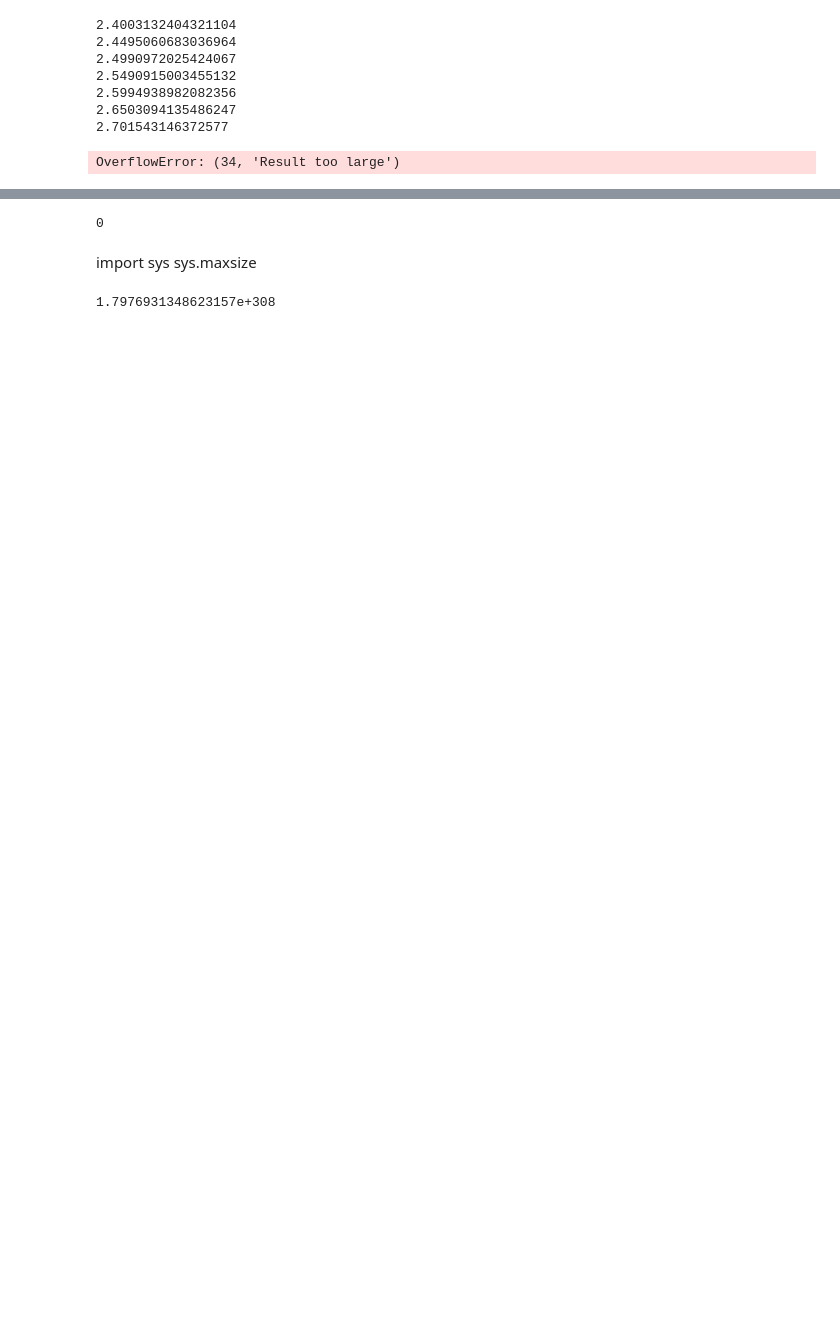
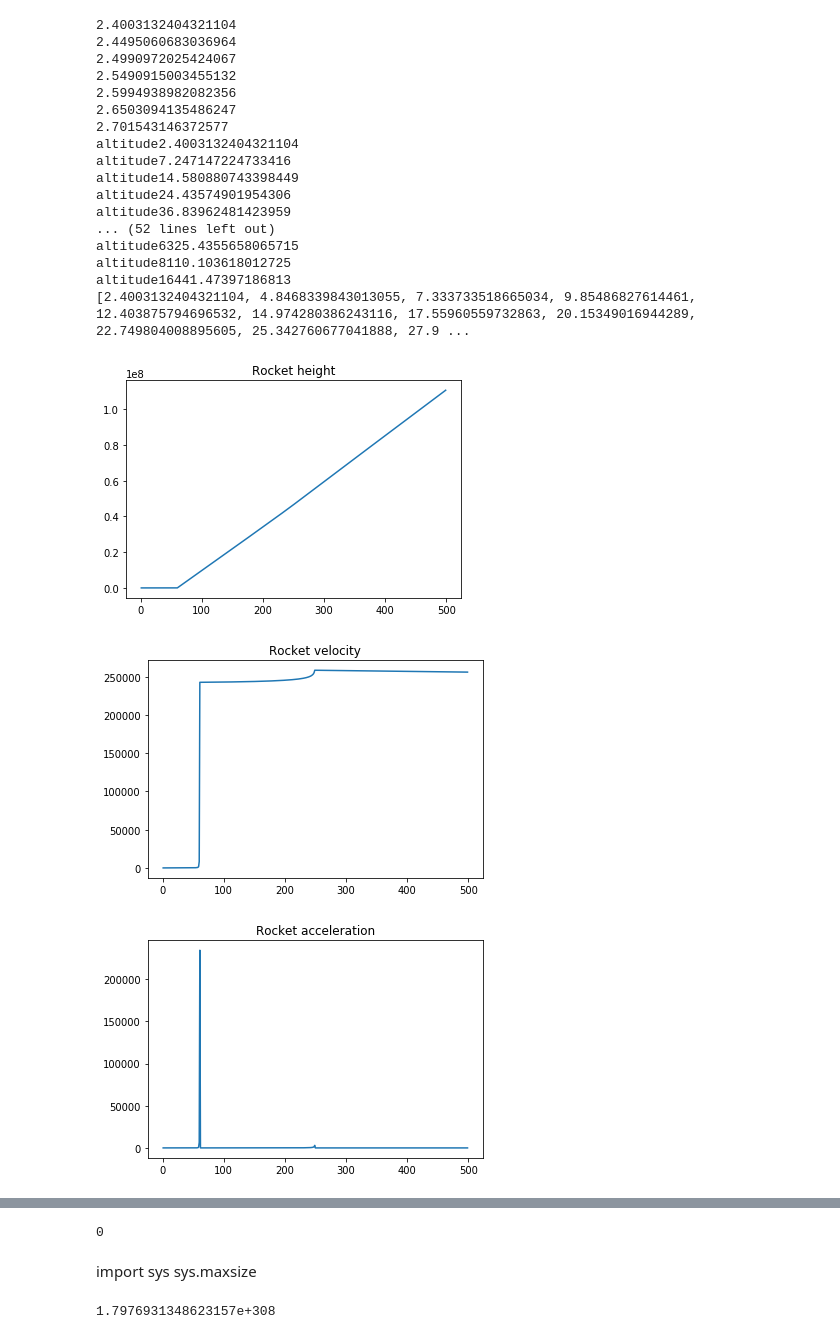
Before and after one commit to NathanShuster/ModSimP3, a Jupyter notebook: OlinToMars.ipynb, the cells around one changed output, grey strips where cells are left out. Saved outputs shown, nothing was run; the diff lists cells and outputs as text; code cells hidden in the pictures; blank space fills up the shorter version.

```diff
--- a/OlinToMars.ipynb
+++ b/OlinToMars.ipynb
@@ -16,6 +16,14 @@ def m_fuel(t):
 #v = v0 + u*ln(m0/m) - gt
 isp = 310
 g = -9.8
+
+G =
+m_earth =
+
+""""
+def g(t):
+    return (G * m_earth) / altitude(t-1)
+""""
 
 
 
@@ -68,28 +76,38 @@ def pressure(altitude):
         temp = 15.04 - 0.00649 * altitude
         pressure = 101.29 * ((temp + 273.1) / 288.08)**5.256
     elif (11000 <= altitude < 25000):
-        temp = -56.45
-        pressure = 22.65 * math.e ** (1.73 - 0.000157 * altitude)
+        temp = -56.46
+        pressure = 22.65 * math.e ** (1.73 - (0.000157 * altitude))
     elif (25000 <= altitude < 50000):
-        temp = -131.21 + 0.0299 * altitude
+        temp = -131.21 + 0.00299 * altitude
         pressure = 2.488 * ((temp + 273.1) / 216.6)**-11.388
     else:
         temp = -100
-        pressure = -1
+        pressure = 0
     return pressure
 
 
 def rho(pressure, temp):
     if pressure == -1:
         return 0
+    #print("temp " + str(temp))
+    #print("pressure " + str(pressure))
     return pressure / (0.2869 * (temp + 273.1))
 
 from decimal import *
 def drag(alt, vel):
     Cd = 1.28
-    A = 5
+    A = 288320
+    if (alt < 50000):
     #getcontext().prec = 6
-    return (0.5 * rho(temp(alt), pressure(alt)) * vel**2 * Cd * A)
+        #print("rho" + str(rho(temp(alt), pressure(alt))))
+        #print("vel^2" + str(vel**2))
+        print("altitude" + str(alt))
+        if (vel > 2000000):
+            print("DANGERRRRRRRR")
+        return (0.5 * rho(temp(alt), pressure(alt)) * vel**2 * Cd * A)
+    else:
+        return 0
 
 
 
@@ -117,6 +135,9 @@ for time in range(1, 500):
     rho_list.append(rho(pressure(pos_list[time - 1]), temp(pos_list[time - 1])))
     drag_list.append(drag(pos_list[time - 1], velocity_list[time - 1]))
     drag_acc.append(drag_list[time - 1] / mass_list[time - 1])
+    if (pos_list > 50000):
+        print("SAFELY OUT OF EARTH'S ATMOSPHERE")
+        break
 
 #print(drag_acc)
 #print(rho_list)
@@ -159,31 +180,43 @@ plt.figure()
 plt.title("Rocket acceleration");
 plt.plot(time_list, accel_list)
 plt.figure()
 plt.title("Rocket mass");
 plt.plot(time_list, mass_list)
 plt.figure()
 plt.title("Rocket fuel");
 plt.plot(time_list, fuel_list)
 
 #def v(t):
 #    if t == 0:
 #        return 0
 #    else:
 #        v = u * math.log(m + max_fuel / m)
 #        return v + v(t-1)
 
 #v(t) = v(t-1)
 
 
 
 v0 = 0
 u = -310
 # %% [output]
 2.4003132404321104
 2.4495060683036964
 2.4990972025424067
 2.5490915003455132
 2.5994938982082356
 2.6503094135486247
 2.701543146372577
+altitude2.4003132404321104
+altitude7.247147224733416
+altitude14.580880743398449
+altitude24.43574901954306
+altitude36.83962481423959
+... (52 lines left out)
+altitude6325.4355658065715
+altitude8110.103618012725
+altitude16441.47397186813
+[2.4003132404321104, 4.8468339843013055, 7.333733518665034, 9.85486827614461, 12.403875794696532, 14.974280386243116, 17.55960559732863, 20.15349016944289, 22.749804008895605, 25.342760677041888, 27.9 ...
-OverflowError: (34, 'Result too large')
+[figure, added]
+[figure, added]
+[figure, added]
```
Also changed, not shown: parts of 1 cell of this notebook.
